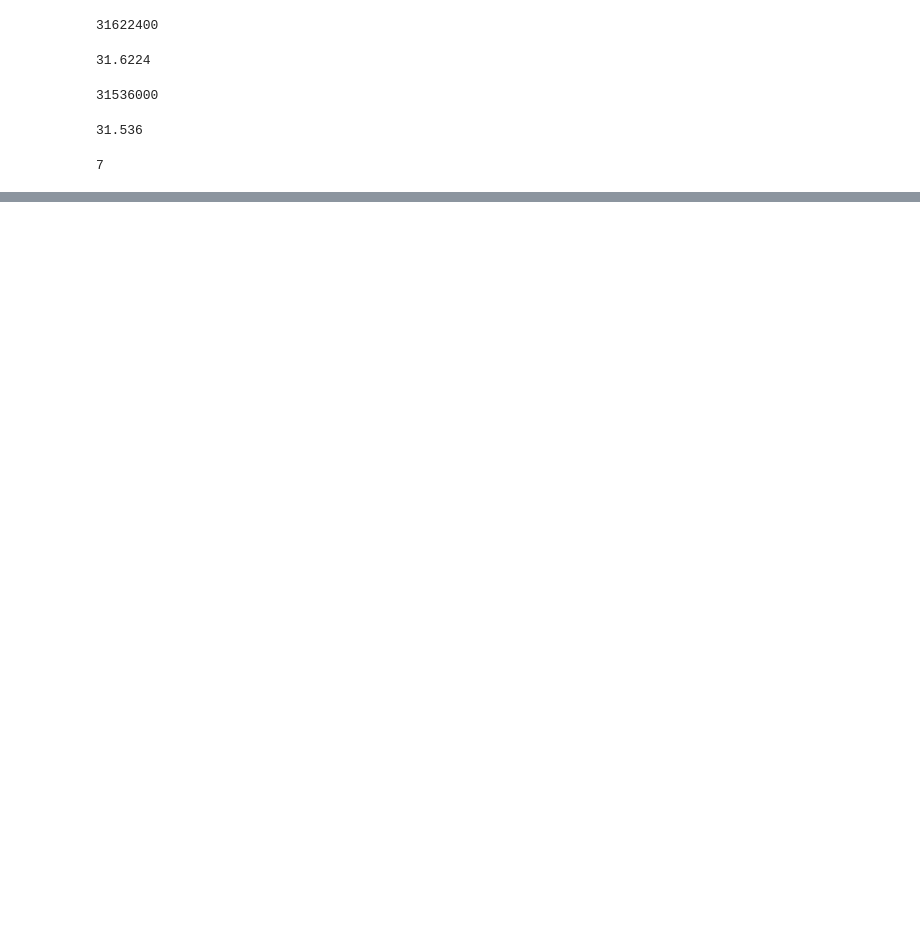
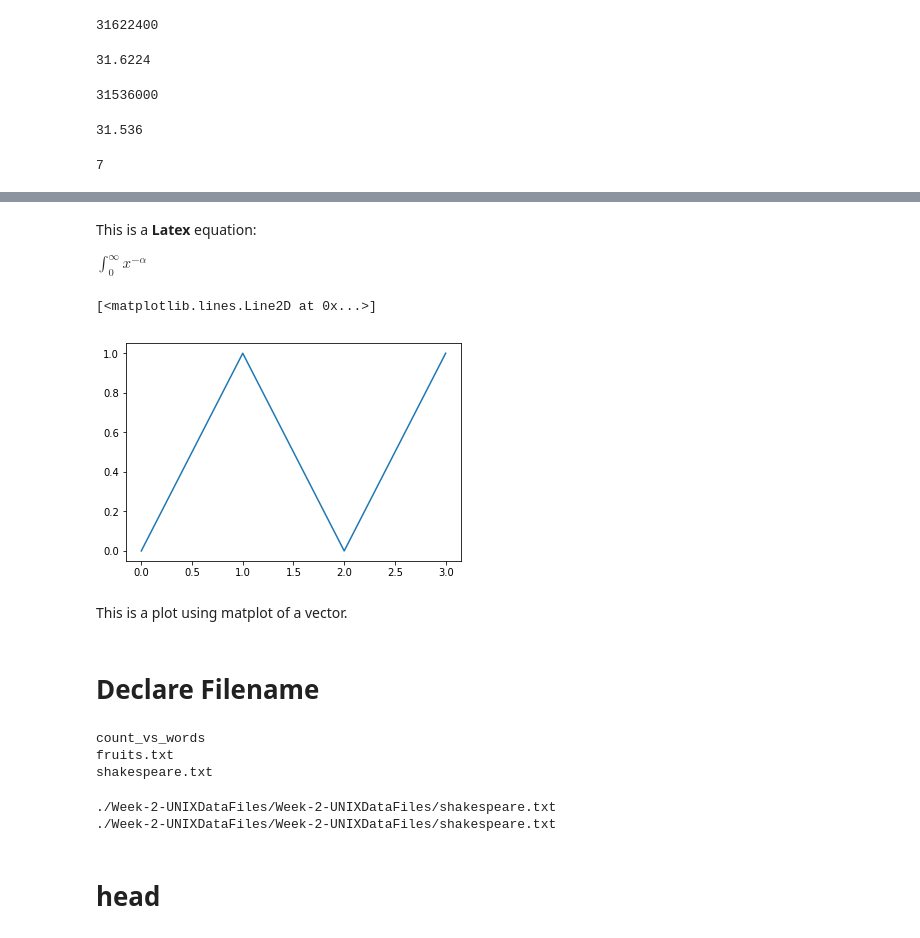
Before and after one commit to AkashMullick/Python4DS, a Jupyter notebook: Intro Notebook.ipynb, the cells around one changed output, grey strips where cells are left out. Saved outputs shown, nothing was run; the diff lists cells and outputs as text; code cells hidden in the pictures; blank space fills up the shorter version.

```diff
--- a/Intro Notebook.ipynb
+++ b/Intro Notebook.ipynb
@@ -25,0 +46,32 @@ print(x)
+# %% [markdown]
+This is a **Latex** equation:
+
+$\int_0^\infty x^{-\alpha}$
+# %%
+%matplotlib inline
+from matplotlib.pyplot import plot
+
+plot([0,1,0,1])
+# %% [output]
+[<matplotlib.lines.Line2D at 0x...>]
+[figure, added]
+# %% [markdown]
+This is a plot using matplot of a vector.
+# %% [markdown]
+# Declare Filename
+# %%
+%%bash
+ls ./Week-2-UNIXDataFiles/Week-2-UNIXDataFiles
+# %% [output]
+count_vs_words
+fruits.txt
+shakespeare.txt
+# %%
+filename = './Week-2-UNIXDataFiles/Week-2-UNIXDataFiles/shakespeare.txt'
+!echo $filename
+print(filename)
+# %% [output]
+./Week-2-UNIXDataFiles/Week-2-UNIXDataFiles/shakespeare.txt
+./Week-2-UNIXDataFiles/Week-2-UNIXDataFiles/shakespeare.txt
+# %% [markdown]
+# head
```
Also changed, not shown: parts of 31 cells of this notebook.
